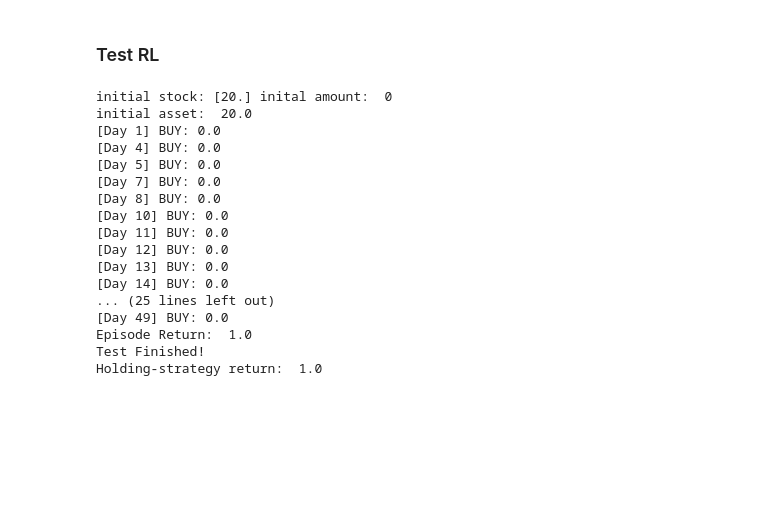
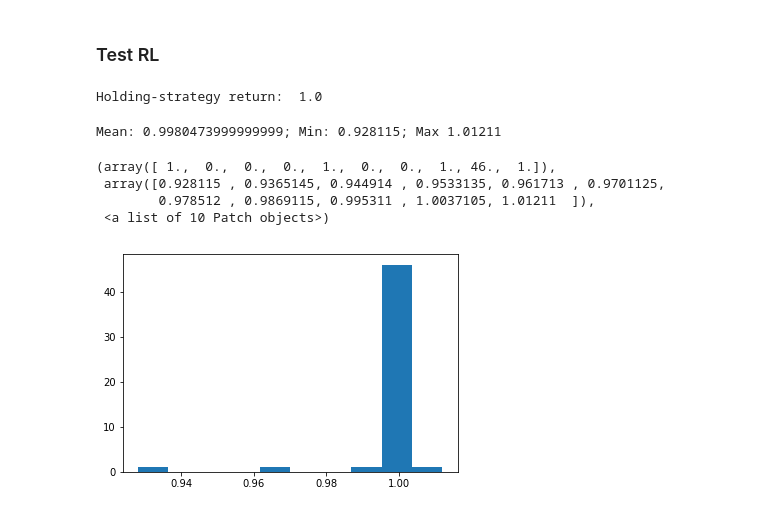
Before and after one commit to darwinlc/NeoFinRL, a Jupyter notebook: notebooks/crypto_test.ipynb, the cells around one changed output. Drawn from its saved outputs; the diff is of its cells as text; code cells hidden in the pictures; blank space fills up the shorter version.

```diff
--- a/notebooks/crypto_test.ipynb
+++ b/notebooks/crypto_test.ipynb
@@ -188,7 +208,7 @@ test_model = PPO.load(cwd)
 #test_model = model
 test_model = test_model.policy.eval()
 # %%
-cumulative_return = testRun(test_model, test_env)
+cumulative_return = testRun(test_model, test_env, run_n = 50)
 
 if test_config['if_value']:
     holding_return = price_array[start_idx + max_step, 1] / price_array[start_idx, 1]
@@ -197,26 +217,23 @@ else:
 
 print ("Holding-strategy return: ", holding_return)
 # %% [output]
-initial stock: [20.] inital amount:  0
-initial asset:  20.0
-[Day 1] BUY: 0.0
-[Day 4] BUY: 0.0
-[Day 5] BUY: 0.0
-[Day 7] BUY: 0.0
-[Day 8] BUY: 0.0
-[Day 10] BUY: 0.0
-[Day 11] BUY: 0.0
-[Day 12] BUY: 0.0
-[Day 13] BUY: 0.0
-[Day 14] BUY: 0.0
-... (25 lines left out)
-[Day 49] BUY: 0.0
-Episode Return:  1.0
-Test Finished!
 Holding-strategy return:  1.0
 # %%
 import matplotlib.pyplot as plt
 %matplotlib inline
+# %%
+c_ret = np.array(cumulative_return)
+c_ret_vec = (c_ret[:, -1]/c_ret[:, 0])
+
+print (f'Mean: {np.mean(c_ret_vec)}; Min: {min(c_ret_vec)}; Max {max(c_ret_vec)}')
+plt.hist(c_ret_vec)
+# %% [output]
+Mean: 0.9980473999999999; Min: 0.928115; Max 1.01211
+(array([ 1.,  0.,  0.,  0.,  1.,  0.,  0.,  1., 46.,  1.]),
+ array([0.928115 , 0.9365145, 0.944914 , 0.9533135, 0.961713 , 0.9701125,
+        0.978512 , 0.9869115, 0.995311 , 1.0037105, 1.01211  ]),
+ <a list of 10 Patch objects>)
+[figure, added]
 # %%
 plt.plot(cumulative_return, label='agent return')
 plt.grid()
```
Also changed, not shown: parts of 9 cells of this notebook, 1 other file.
